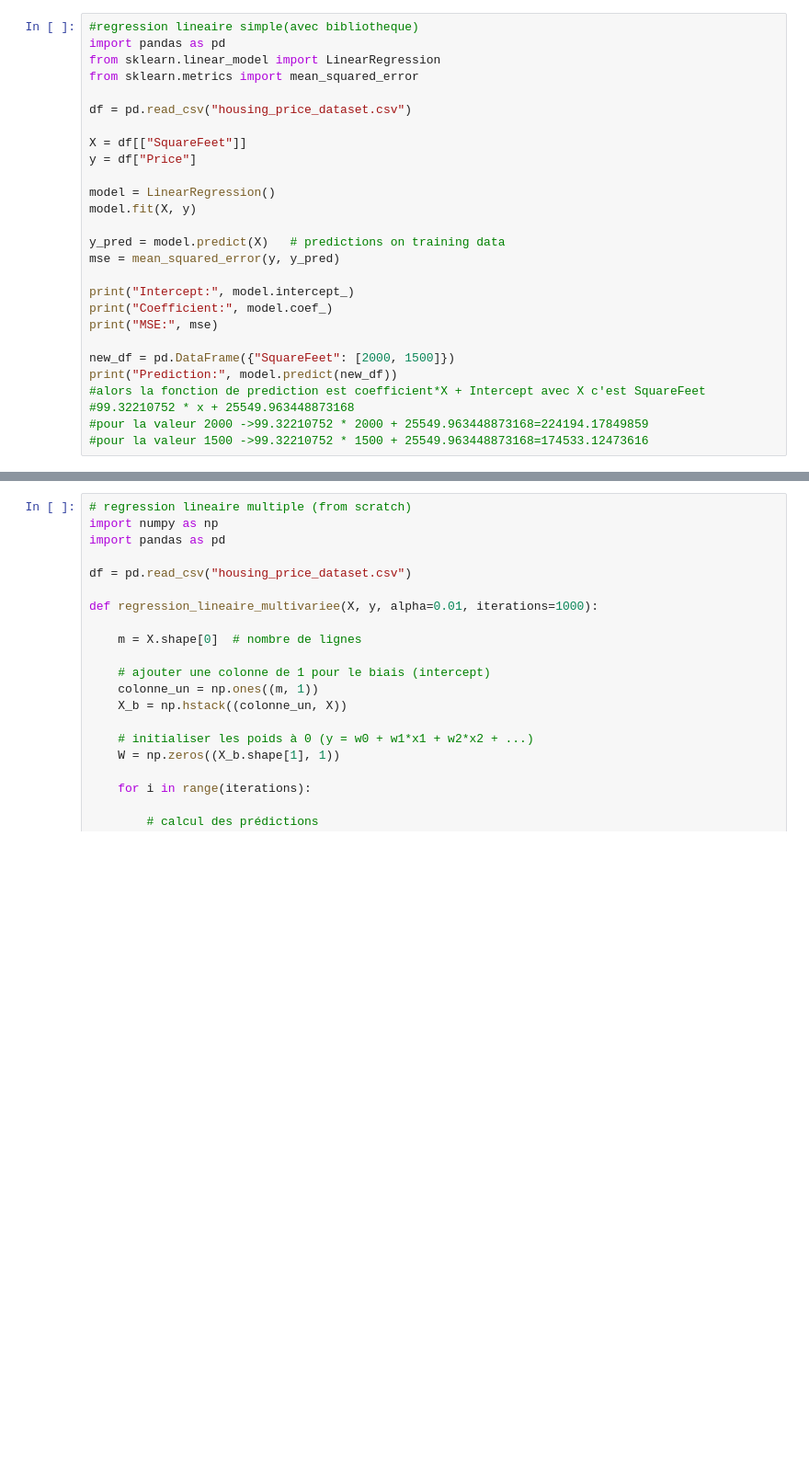
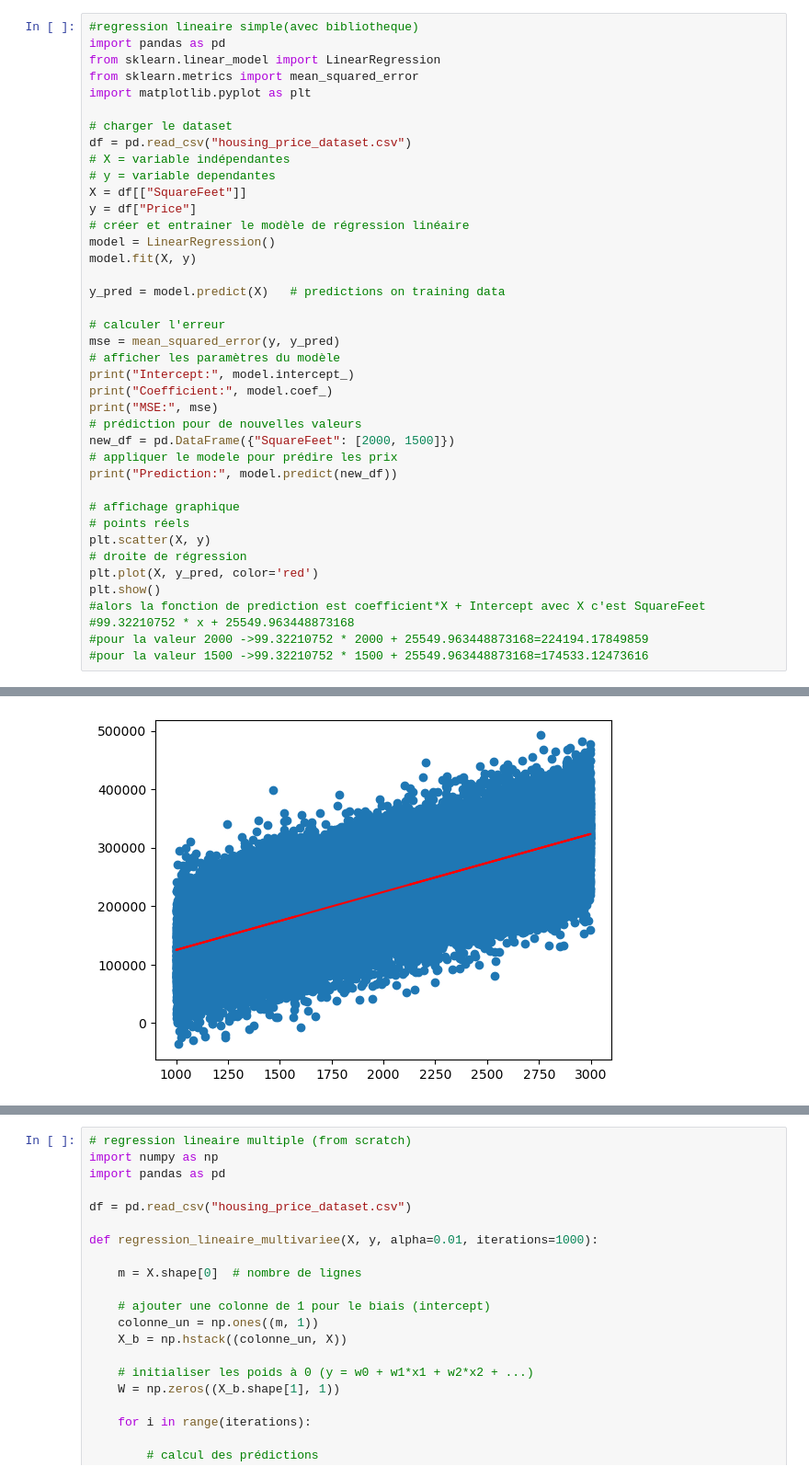
Before and after one commit to MasterGLCC/machine-learning-adamlamnabhi, a Jupyter notebook: tp.ipynb, the cells around one changed output, grey strips where cells are left out. Shown at 92% size. Cells and saved outputs as stored; diff of their text form; blank space fills up the shorter version.

```diff
--- a/tp.ipynb
+++ b/tp.ipynb
@@ -1,33 +1,47 @@
 # %%
 #regression lineaire simple(avec bibliotheque)
 import pandas as pd
 from sklearn.linear_model import LinearRegression
 from sklearn.metrics import mean_squared_error
+import matplotlib.pyplot as plt
 
+# charger le dataset
 df = pd.read_csv("housing_price_dataset.csv")
-
+# X = variable indépendantes
+# y = variable dependantes
 X = df[["SquareFeet"]]
 y = df["Price"]
-
+# créer et entrainer le modèle de régression linéaire
 model = LinearRegression()
 model.fit(X, y)
 
 y_pred = model.predict(X)   # predictions on training data
+
+# calculer l'erreur
 mse = mean_squared_error(y, y_pred)
-
+# afficher les paramètres du modèle
 print("Intercept:", model.intercept_)
 print("Coefficient:", model.coef_)
 print("MSE:", mse)
+# prédiction pour de nouvelles valeurs
+new_df = pd.DataFrame({"SquareFeet": [2000, 1500]})
+# appliquer le modele pour prédire les prix
+print("Prediction:", model.predict(new_df))
 
-new_df = pd.DataFrame({"SquareFeet": [2000, 1500]})
-print("Prediction:", model.predict(new_df))
+# affichage graphique
+# points réels
+plt.scatter(X, y)
+# droite de régression
+plt.plot(X, y_pred, color='red')
+plt.show()
 #alors la fonction de prediction est coefficient*X + Intercept avec X c'est SquareFeet
 #99.32210752 * x + 25549.963448873168
 #pour la valeur 2000 ->99.32210752 * 2000 + 25549.963448873168=224194.17849859
 #pour la valeur 1500 ->99.32210752 * 1500 + 25549.963448873168=174533.12473616
 # %% [output]
 Intercept: 25549.963448873168
 Coefficient: [99.32210752]
 MSE: 2530128229.4533277
 Prediction: [224194.17849859 174533.12473616]
+[figure, added]
 # %%
```
Also changed, not shown: parts of 4 cells of this notebook.
